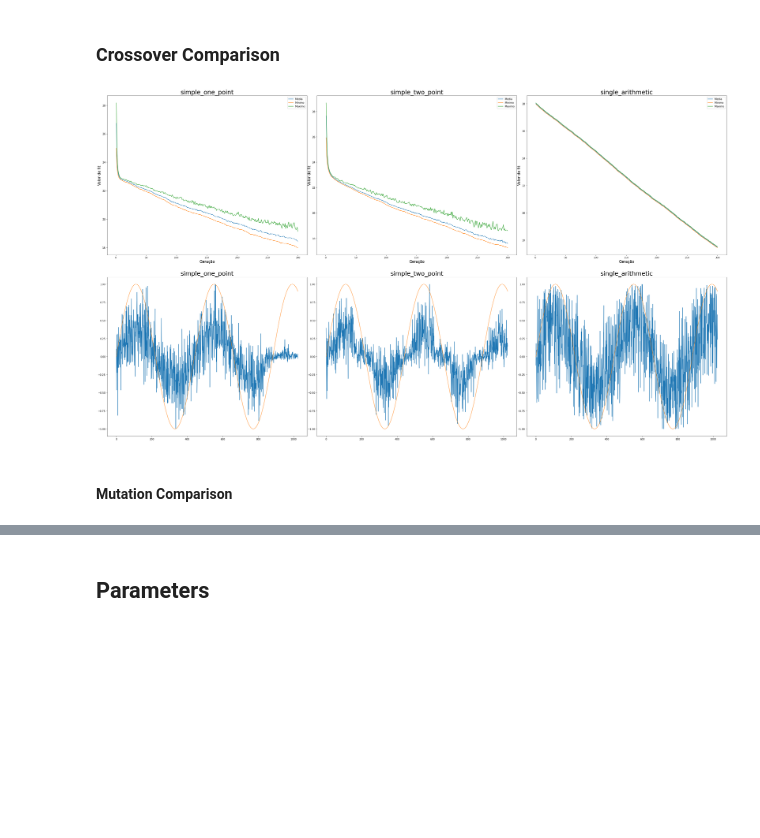
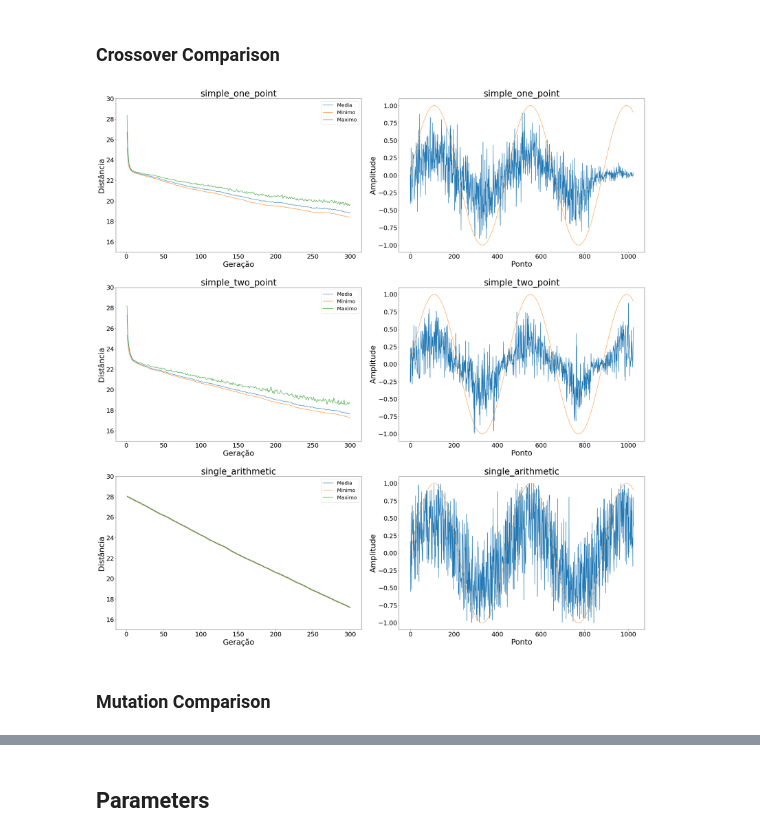
Before and after one commit to REIS0/Mugi, a Jupyter notebook: ea.ipynb, the cells around one changed output, grey strips where cells are left out. Saved outputs shown, nothing was run; the diff lists cells and outputs as text; code cells hidden in the pictures; blank space fills up the shorter version.

```diff
--- a/ea.ipynb
+++ b/ea.ipynb
@@ -24,6 +26,11 @@ plt.plot(data100hz)
 # %% [output]
 [<matplotlib.lines.Line2D at 0x...>]
 [figure]
+# %%
+LABEL_FONT_SIZE = 30
+LABELSIZE = 25
+TITLE_FONT_SIZE = 35
+LEGEND_FONT_SIZE = 20
 # %% [markdown]
 ## Algorithms
 # %%
@@ -38,27 +45,32 @@ ea.set_selection(sel.select_best)
 # %%
 size = len(crossovers)
 
-fig, ax = plt.subplots(2, size, figsize=(size*12,20))
-fig.tight_layout(h_pad=7)
+fig, ax = plt.subplots(size, 2, figsize=(30,size*10))
+fig.tight_layout(h_pad=12, w_pad=12)
 
 for i in range(size):
     ea.set_crossover(crossovers[i])
     result, log = ea.run()
     title = crossovers[i].__name__
-    ax[0, i].set_title(title, fontsize=25)
-    ax[0, i].plot(log["gen"], log["mean"], label="Media")
-    ax[0, i].plot(log["gen"], log["min"], label="Minimo")
-    ax[0, i].plot(log["gen"], log["max"], label="Maximo")
-    ax[0, i].legend()
-    ax[0, i].set_xlabel("Geração", fontsize=15)
-    ax[0, i].set_ylabel("Valor de fit", fontsize=15)
-    ax[1, i].set_title(title, fontsize=25)
-    ax[1, i].plot(result)
-    ax[1, i].plot(data100hz, alpha=0.8)
+    ax[i, 0].set_title(title, fontsize=TITLE_FONT_SIZE)
+    ax[i, 0].set_ylim([15, 30])
+    ax[i, 0].tick_params(labelsize=LABELSIZE)
+    ax[i, 0].set_xlabel("Geração", fontsize=LABEL_FONT_SIZE)
+    ax[i, 0].set_ylabel("Distância", fontsize=LABEL_FONT_SIZE)
+    ax[i, 0].plot(log["gen"], log["mean"], label="Media")
+    ax[i, 0].plot(log["gen"], log["min"], label="Minimo")
+    ax[i, 0].plot(log["gen"], log["max"], label="Maximo")
+    ax[i, 0].legend(fontsize=LEGEND_FONT_SIZE)
+    ax[i, 1].set_title(title, fontsize=TITLE_FONT_SIZE)
+    ax[i, 1].tick_params(labelsize=LABELSIZE)
+    ax[i, 1].set_xlabel("Ponto", fontsize=LABEL_FONT_SIZE)
+    ax[i, 1].set_ylabel("Amplitude", fontsize=LABEL_FONT_SIZE)
+    ax[i, 1].plot(result)
+    ax[i, 1].plot(data100hz, alpha=0.8)
 # %% [output]
-[figure, old version]
+[figure, new version]
 # %% [markdown]
-#### Mutation Comparison
+### Mutation Comparison
 # %%
 mutation = [mut.shuffle_indexes, mut.uniform_mutation]
 # %%
```
Also changed, not shown: parts of 8 cells of this notebook.
